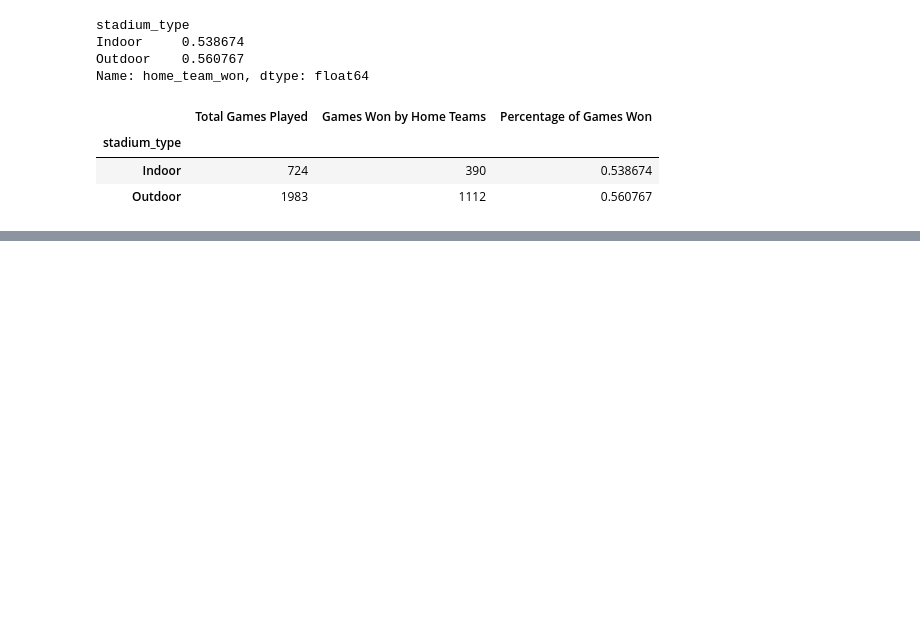
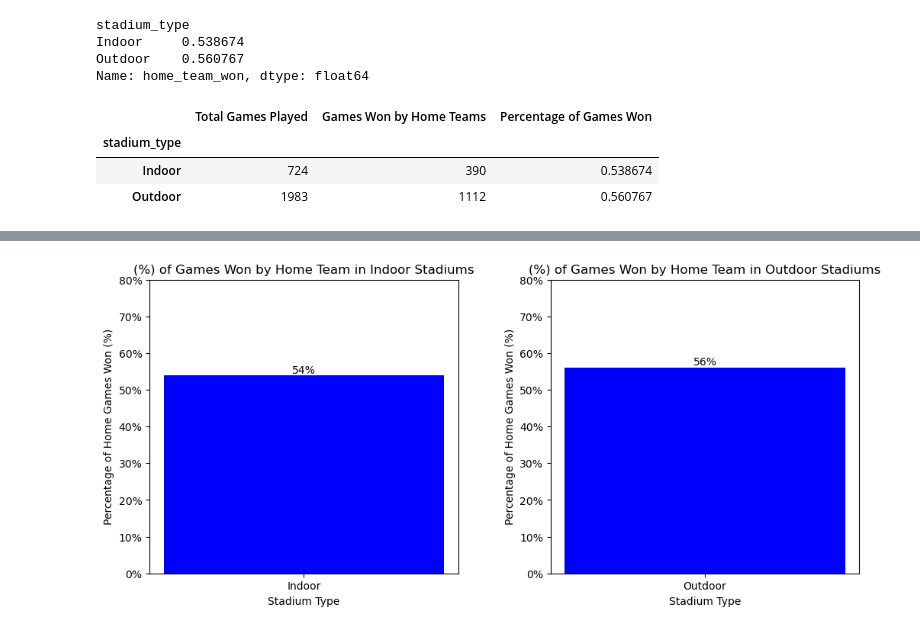
Before and after one commit to dadario10/Betting_Analytics_Project, a Jupyter notebook: stadiums.ipynb, the cells around one changed output, grey strips where cells are left out. Cells and saved outputs as stored; diff of their text form; code cells hidden in the pictures; blank space fills up the shorter version.

```diff
--- a/stadiums.ipynb
+++ b/stadiums.ipynb
@@ -371,0 +385,46 @@ plt.show()
+# %%
+# TEST PLOT ONLY, not used for final project
+
+# Filter data for indoor and outdoor stadiums
+indoor_data = home_field_data[home_field_data.index == "Indoor"]
+outdoor_data = home_field_data[home_field_data.index == "Outdoor"]
+
+# Create subplots with two columns
+fig, (ax1, ax2) = plt.subplots(1, 2, figsize=(12, 5))
+
+# Plot for indoor stadiums
+ax1.bar(indoor_data.index, indoor_data, color="blue", width=0.3)
+ax1.set_xlabel("Stadium Type")
+ax1.set_ylabel("Percentage of Home Games Won (%)")
+ax1.set_title("(%) of Games Won by Home Team in Indoor Stadiums")
+ax1.set_ylim([0, 0.8])
+ax1.xaxis.set_tick_params(rotation=0)
+ax1.yaxis.set_major_formatter(mtick.PercentFormatter(xmax=1))
+
+# Add actual percentage to the bar
+value = indoor_data[0]
+ax1.annotate(f'{value:.0%}', (0, value), ha='center', va='bottom')
+
+# Plot for outdoor stadiums
+ax2.bar(outdoor_data.index, outdoor_data, color="blue")
+ax2.set_xlabel("Stadium Type")
+ax2.set_ylabel("Percentage of Home Games Won (%)")
+ax2.set_title("(%) of Games Won by Home Team in Outdoor Stadiums")
+ax2.set_ylim([0, 0.8])
+ax2.xaxis.set_tick_params(rotation=0)
+ax2.yaxis.set_major_formatter(mtick.PercentFormatter(xmax=1))
+
+# Add actual percentage to the bar
+value = outdoor_data[0]
+ax2.annotate(f'{value:.0%}', (0, value), ha='center', va='bottom')
+
+# Adjust spacing between subplots
+plt.subplots_adjust(wspace=0.3)
+
+# Save plot in the output folder
+# plt.savefig("output_data/homegames_by_stadiumtype.png")
+
+# Display the plot
+plt.show()
+# %% [output]
+[figure, added]
```
Also changed, not shown: parts of 24 cells of this notebook, 13 other files.
